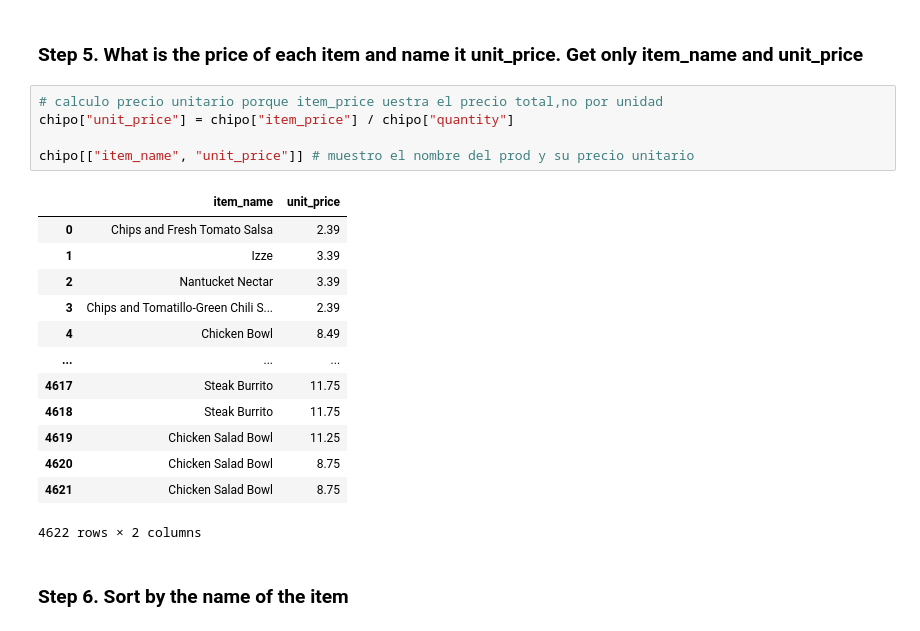
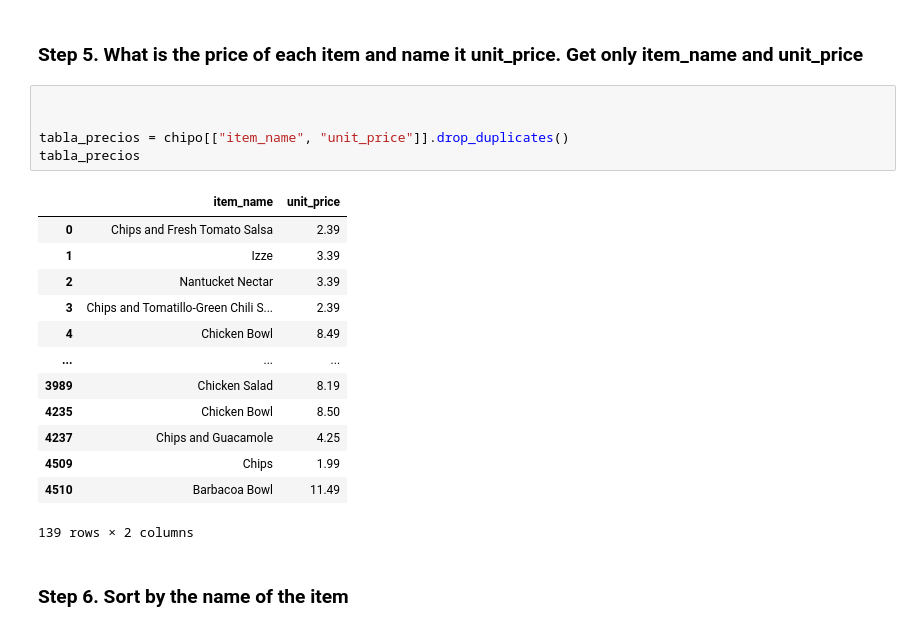
Before and after one commit to irenetite/2026-02-BILBAO-FT-Data-Science, a Jupyter notebook: 2-Data_Analysis/2-Pandas/Practica/1-Chipotle/irene_Chipotle_SOL_I.ipynb, the cells around one changed output. Saved outputs shown, nothing was run; the diff lists cells and outputs as text.

```diff
--- a/2-Data_Analysis/2-Pandas/Practica/1-Chipotle/irene_Chipotle_SOL_I.ipynb
+++ b/2-Data_Analysis/2-Pandas/Practica/1-Chipotle/irene_Chipotle_SOL_I.ipynb
@@ -73,24 +107,24 @@ peds_prod_uno_10
 # %% [markdown]
 ### Step 5. What is the price of each item and name it unit_price. Get only item_name and unit_price
-# %%
-# calculo precio unitario porque item_price uestra el precio total,no por unidad
-chipo["unit_price"] = chipo["item_price"] / chipo["quantity"]
-
-chipo[["item_name", "unit_price"]] # muestro el nombre del prod y su precio unitario
-# %% [output]
-|  | item_name | unit_price |
-| 0 | Chips and Fresh Tomato Salsa | 2.39 |
-| 1 | Izze | 3.39 |
-| 2 | Nantucket Nectar | 3.39 |
-| 3 | Chips and Tomatillo-Green Chili S... | 2.39 |
-| 4 | Chicken Bowl | 8.49 |
-| ... | ... | ... |
-| 4617 | Steak Burrito | 11.75 |
-| 4618 | Steak Burrito | 11.75 |
-| 4619 | Chicken Salad Bowl | 11.25 |
-| 4620 | Chicken Salad Bowl | 8.75 |
-| 4621 | Chicken Salad Bowl | 8.75 |
-4622 rows × 2 columns
+# %%
+
+
+tabla_precios = chipo[["item_name", "unit_price"]].drop_duplicates()
+tabla_precios
+# %% [output]
+|  | item_name | unit_price |
+| 0 | Chips and Fresh Tomato Salsa | 2.39 |
+| 1 | Izze | 3.39 |
+| 2 | Nantucket Nectar | 3.39 |
+| 3 | Chips and Tomatillo-Green Chili S... | 2.39 |
+| 4 | Chicken Bowl | 8.49 |
+| ... | ... | ... |
+| 3989 | Chicken Salad | 8.19 |
+| 4235 | Chicken Bowl | 8.50 |
+| 4237 | Chips and Guacamole | 4.25 |
+| 4509 | Chips | 1.99 |
+| 4510 | Barbacoa Bowl | 11.49 |
+139 rows × 2 columns
 # %% [markdown]
 ### Step 6. Sort by the name of the item
 # %%
```
Also changed, not shown: parts of 17 cells of this notebook, 8 other files.
